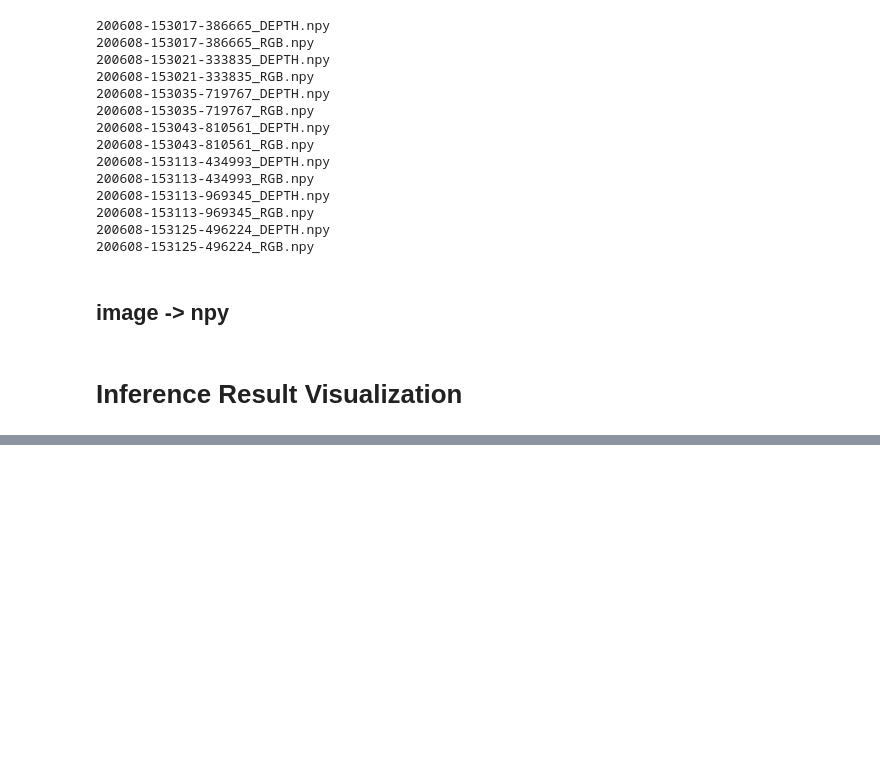
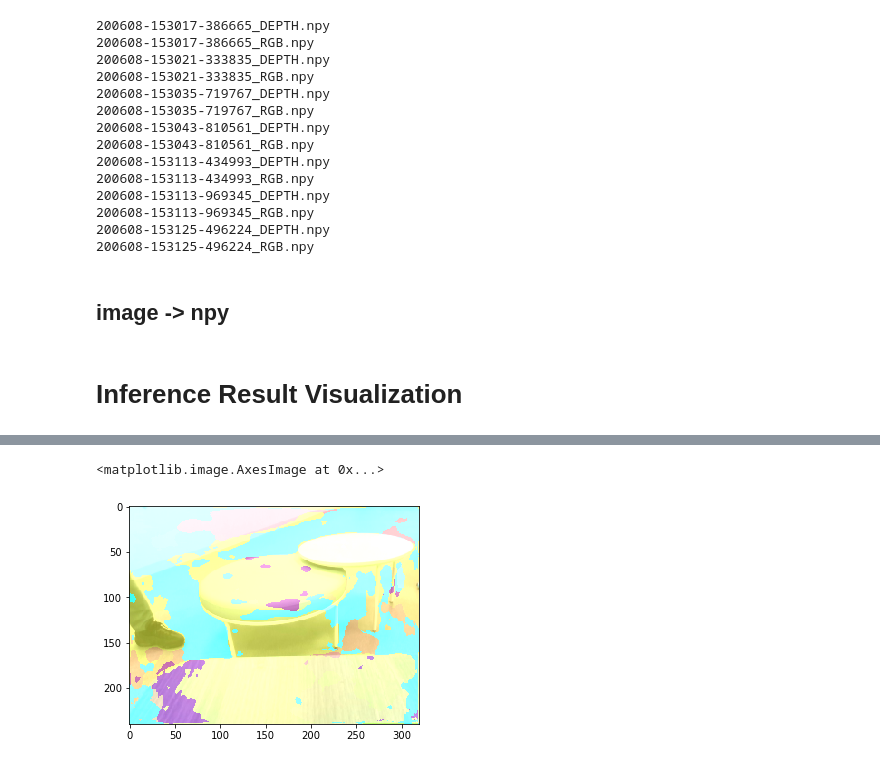
Before and after one commit to hi-space/ai-monitoring-tools, a Jupyter notebook: Preprocess.ipynb, the cells around one changed output, grey strips where cells are left out. Saved outputs shown, nothing was run; the diff lists cells and outputs as text; code cells hidden in the pictures; blank space fills up the shorter version.

```diff
--- a/Preprocess.ipynb
+++ b/Preprocess.ipynb
@@ -131,5 +131,5 @@ for filename in os.listdir(PATH):
     filepath = PATH + "/" + filename
     n = np.load(filepath)
 
-#     show_np_to_image(n)
+    show_np_to_image(n)
     save_np_to_image(PATH + "/" + filename.split('.')[0] + ".png", n)
@@ -135,0 +214,6 @@ for filename in os.listdir(PATH):
+# %%
+plt.imshow(result1)
+plt.imshow(result2)
+# %% [output]
+<matplotlib.image.AxesImage at 0x...>
+[figure, added]
```
Also changed, not shown: parts of 7 cells of this notebook.
